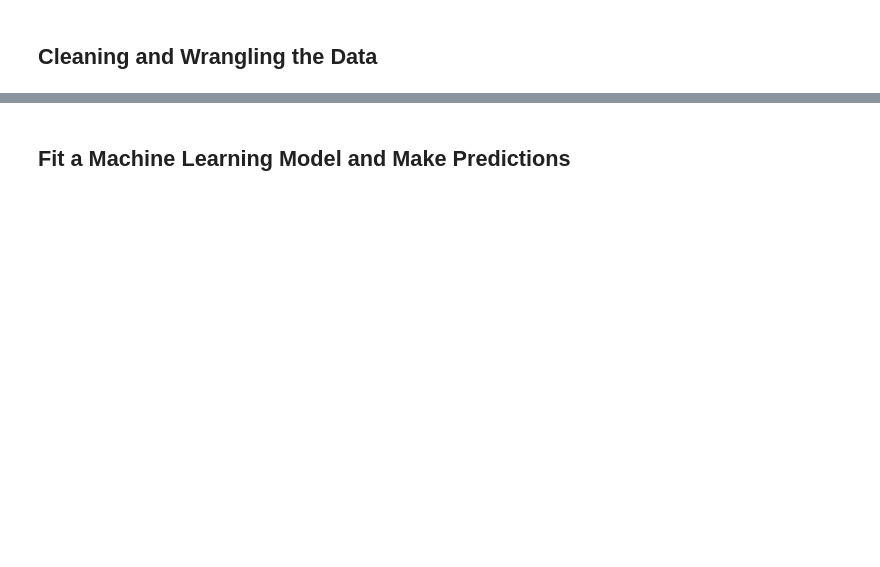
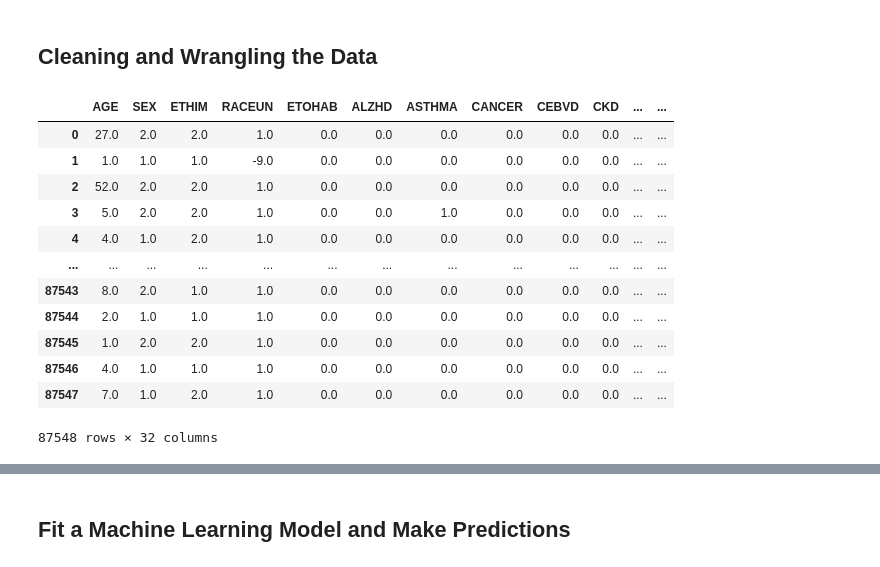
Before and after one commit to andyvu016/project2-team2, a Jupyter notebook: Analysis.ipynb, the cells around one changed output, grey strips where cells are left out. Cells and saved outputs as stored; diff of their text form; code cells hidden in the pictures; blank space fills up the shorter version.

```diff
--- a/Analysis.ipynb
+++ b/Analysis.ipynb
@@ -138,0 +142,23 @@ nhamcs_y = # "alzhd" column (Alzheimer's disease/Dementia, 1=Yes, 0=No)
+# %%
+# Select relevant columns and drop the rest
+nhamcs_cleaned_df = nhamcs_df[["AGE", "SEX", "ETHIM", "RACEUN", "ETOHAB", "ALZHD", "ASTHMA", "CANCER", "CEBVD",
+                               "CKD", "COPD", "CHF", "CAD", "DEPRN", "DIABTYP1", "DIABTYP2", "DIABTYP0", "ESRD",
+                               "HPE", "EDHIV", "HYPLIPID", "HTN", "OBESITY", "OSA", "OSTPRSIS", "SUBSTAB", "NOCHRON",
+                               "DIAG1", "DIAG2", "DIAG3", "DIAG4", "DIAG5"]]
+
+# Display the Dataframe
+nhamcs_cleaned_df
+# %% [output]
+|  | AGE | SEX | ETHIM | RACEUN | ETOHAB | ALZHD | ASTHMA | CANCER | CEBVD | CKD | ... | ... |
+| 0 | 27.0 | 2.0 | 2.0 | 1.0 | 0.0 | 0.0 | 0.0 | 0.0 | 0.0 | 0.0 | ... | ... |
+| 1 | 1.0 | 1.0 | 1.0 | -9.0 | 0.0 | 0.0 | 0.0 | 0.0 | 0.0 | 0.0 | ... | ... |
+| 2 | 52.0 | 2.0 | 2.0 | 1.0 | 0.0 | 0.0 | 0.0 | 0.0 | 0.0 | 0.0 | ... | ... |
+| 3 | 5.0 | 2.0 | 2.0 | 1.0 | 0.0 | 0.0 | 1.0 | 0.0 | 0.0 | 0.0 | ... | ... |
+| 4 | 4.0 | 1.0 | 2.0 | 1.0 | 0.0 | 0.0 | 0.0 | 0.0 | 0.0 | 0.0 | ... | ... |
+| ... | ... | ... | ... | ... | ... | ... | ... | ... | ... | ... | ... | ... |
+| 87543 | 8.0 | 2.0 | 1.0 | 1.0 | 0.0 | 0.0 | 0.0 | 0.0 | 0.0 | 0.0 | ... | ... |
+| 87544 | 2.0 | 1.0 | 1.0 | 1.0 | 0.0 | 0.0 | 0.0 | 0.0 | 0.0 | 0.0 | ... | ... |
+| 87545 | 1.0 | 2.0 | 2.0 | 1.0 | 0.0 | 0.0 | 0.0 | 0.0 | 0.0 | 0.0 | ... | ... |
+| 87546 | 4.0 | 1.0 | 1.0 | 1.0 | 0.0 | 0.0 | 0.0 | 0.0 | 0.0 | 0.0 | ... | ... |
+| 87547 | 7.0 | 1.0 | 2.0 | 1.0 | 0.0 | 0.0 | 0.0 | 0.0 | 0.0 | 0.0 | ... | ... |
+87548 rows × 32 columns
```
Also changed, not shown: parts of 40 cells of this notebook, 45 other files.
